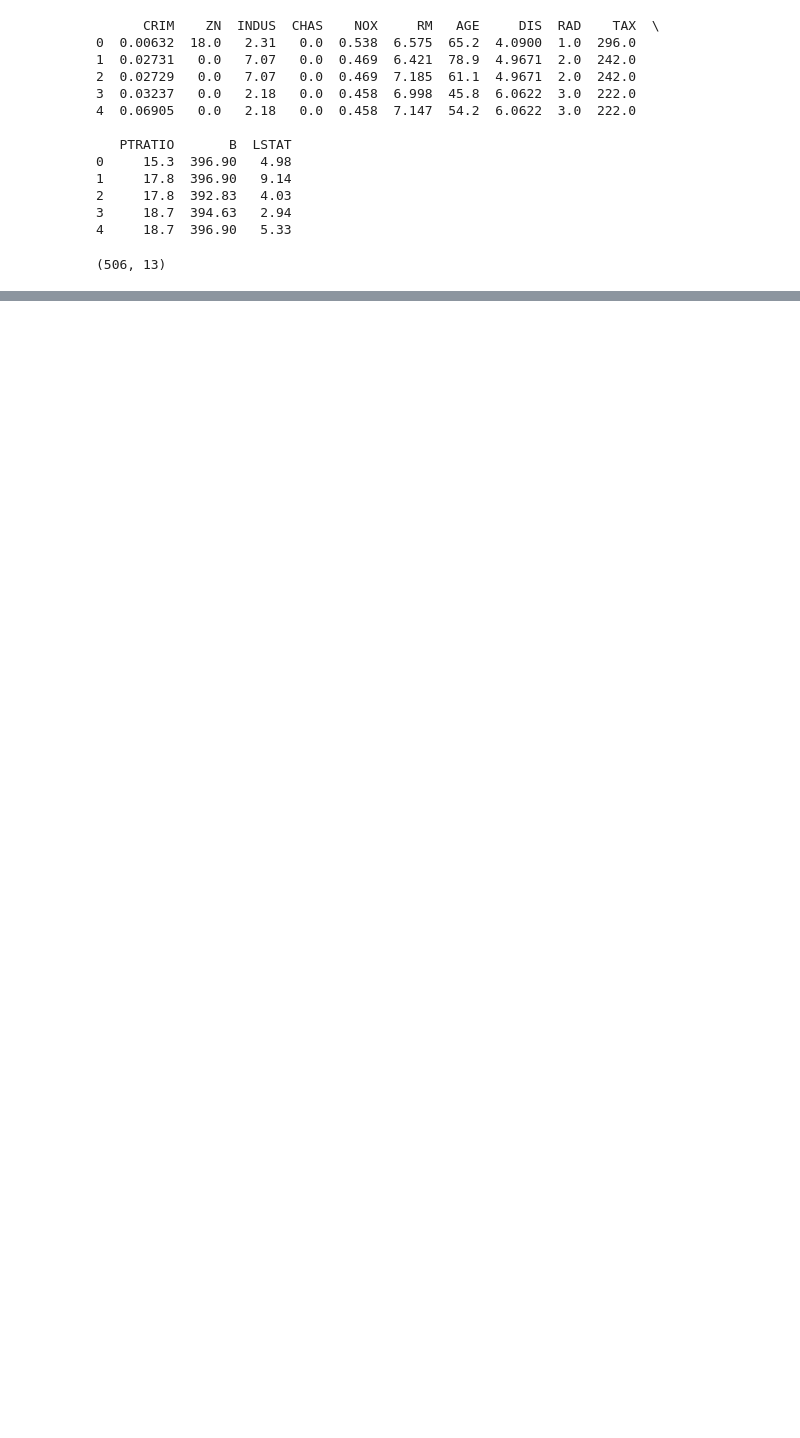
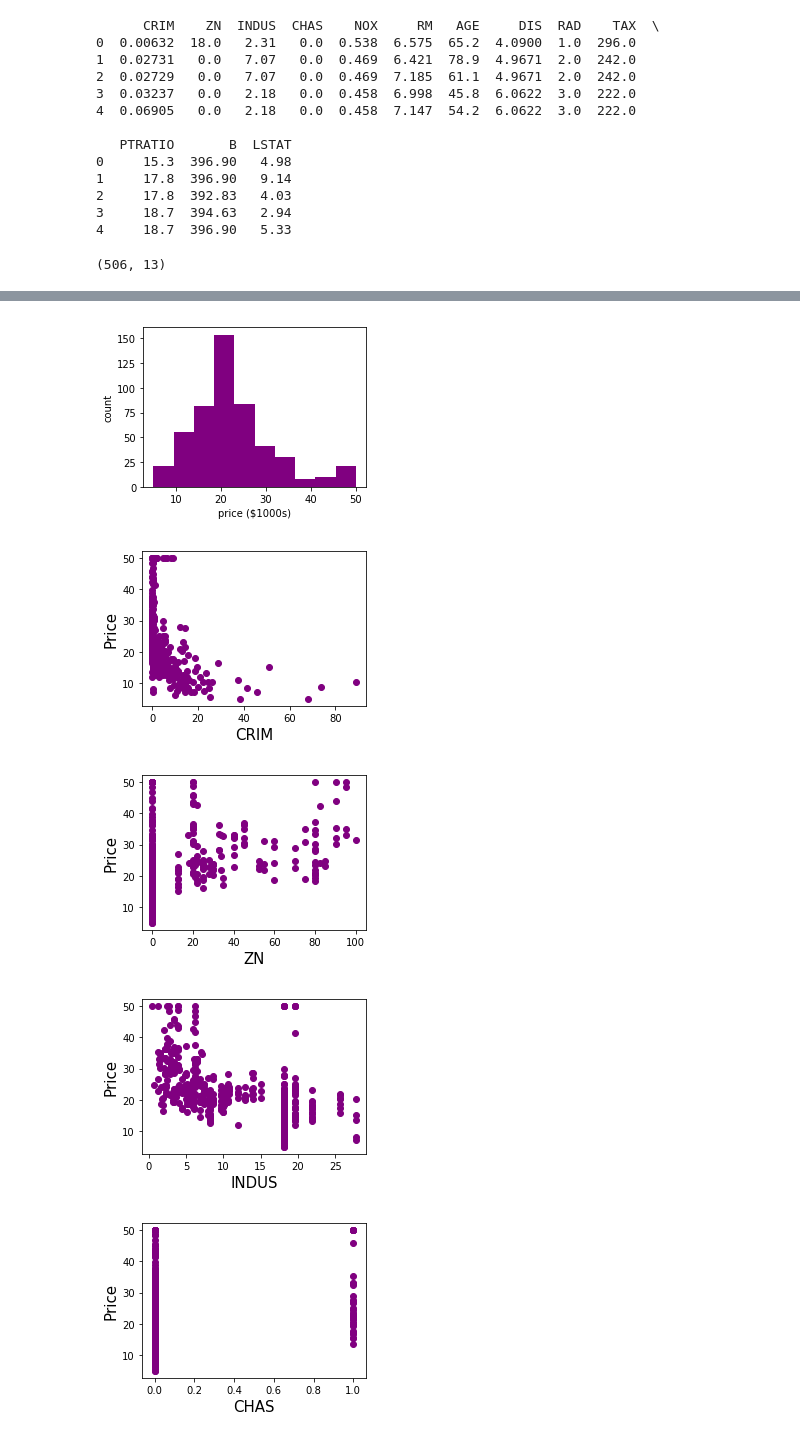
Before and after one commit to GregFee/machinelearning_assessment, a Jupyter notebook: Boston Data.ipynb, the cells around one changed output, grey strips where cells are left out. Saved outputs shown, nothing was run; the diff lists cells and outputs as text; code cells hidden in the pictures; blank space fills up the shorter version.

Commit message:
descriptive data

```diff
--- a/Boston Data.ipynb
+++ b/Boston Data.ipynb
@@ -53,0 +73,21 @@ df.corr(method='pearson')
+# %%
+#edited from https://scipy-lectures.org/packages/scikit-learn/auto_examples/plot_boston_prediction.html
+#histogram of of column quantities in relation to price
+plt.figure(figsize=(4, 3))
+plt.hist(boston_dataset.target,color='purple' )
+plt.xlabel('price ($1000s)')
+plt.ylabel('count')
+plt.tight_layout()
+#show scatter for each column in relation to price use enumerate to loop
+for index, feature_name in enumerate(boston_dataset.feature_names):
+    plt.figure(figsize=(4, 3))
+    plt.scatter(boston_dataset.data[:, index], boston_dataset.target,color='purple')
+    plt.ylabel('Price', size=15)
+    plt.xlabel(feature_name, size=15)
+    plt.tight_layout()
+# %% [output]
+[figure, added]
+[figure, added]
+[figure, added]
+[figure, added]
+[figure, added]
```
Also changed, not shown: parts of 6 cells of this notebook.
